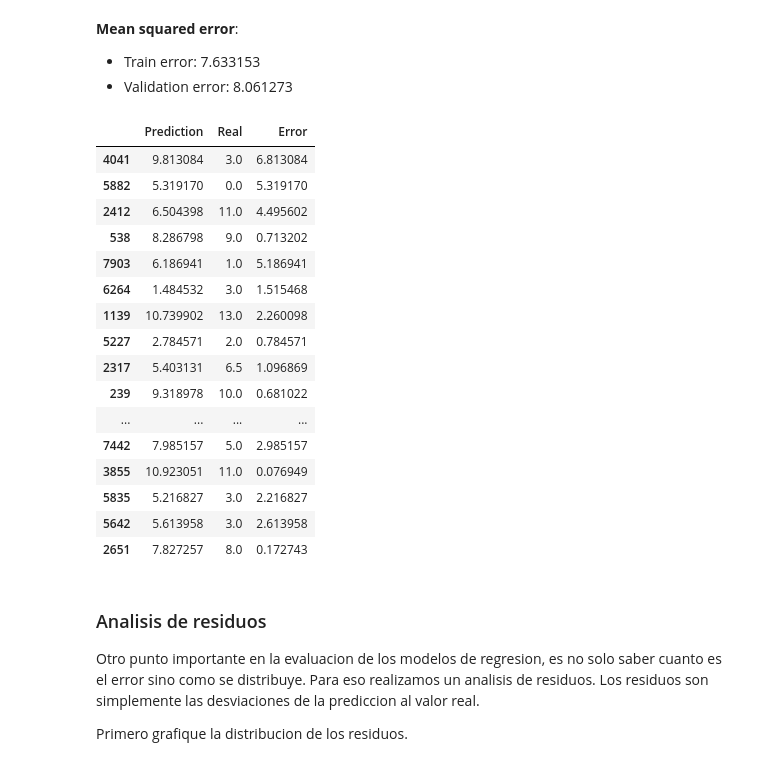
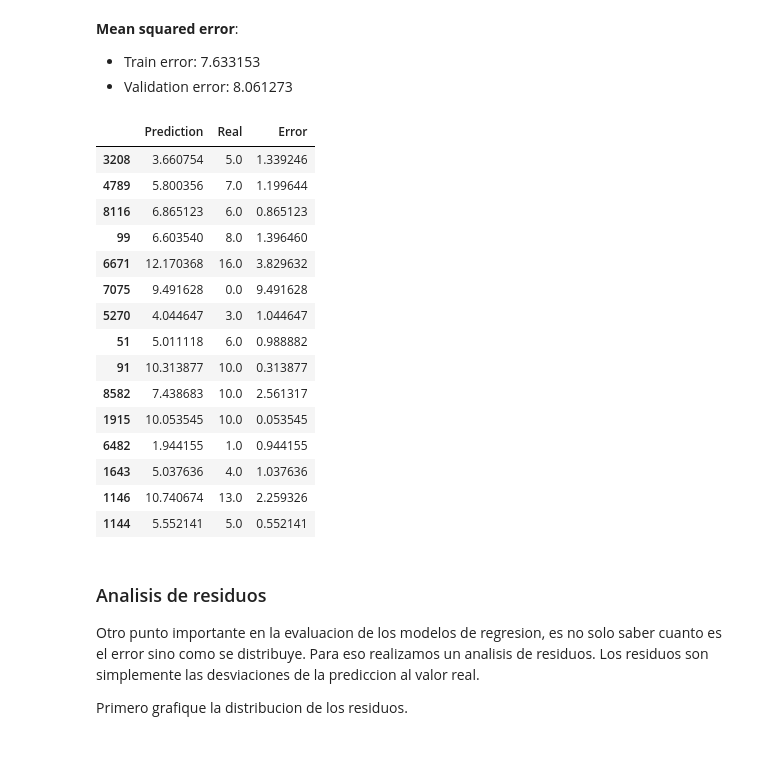
Before and after one commit to georeference-ML-mentoria/Intro-Aprendizaje-Automatico-, a Jupyter notebook: Practico_IAA.ipynb, the cells around one changed output. Drawn from its saved outputs; the diff is of its cells as text; code cells hidden in the pictures.

```diff
--- a/Practico_IAA.ipynb
+++ b/Practico_IAA.ipynb
@@ -305,27 +307,26 @@ for metric_function_name, metric_function in metric_functions:
 # %%
 pd.DataFrame(data={
     'Prediction': y_valid_pred,
     'Real': y_valid,
     'Error': (y_valid_pred - y_valid).abs(),
-})[:30]
+}).sample(15)
 # %% [output]
 |  | Prediction | Real | Error |
-| 4041 | 9.813084 | 3.0 | 6.813084 |
-| 5882 | 5.319170 | 0.0 | 5.319170 |
-| 2412 | 6.504398 | 11.0 | 4.495602 |
-| 538 | 8.286798 | 9.0 | 0.713202 |
-| 7903 | 6.186941 | 1.0 | 5.186941 |
-| 6264 | 1.484532 | 3.0 | 1.515468 |
-| 1139 | 10.739902 | 13.0 | 2.260098 |
-| 5227 | 2.784571 | 2.0 | 0.784571 |
-| 2317 | 5.403131 | 6.5 | 1.096869 |
-| 239 | 9.318978 | 10.0 | 0.681022 |
-| ... | ... | ... | ... |
-| 7442 | 7.985157 | 5.0 | 2.985157 |
-| 3855 | 10.923051 | 11.0 | 0.076949 |
-| 5835 | 5.216827 | 3.0 | 2.216827 |
-| 5642 | 5.613958 | 3.0 | 2.613958 |
-| 2651 | 7.827257 | 8.0 | 0.172743 |
+| 3208 | 3.660754 | 5.0 | 1.339246 |
+| 4789 | 5.800356 | 7.0 | 1.199644 |
+| 8116 | 6.865123 | 6.0 | 0.865123 |
+| 99 | 6.603540 | 8.0 | 1.396460 |
+| 6671 | 12.170368 | 16.0 | 3.829632 |
+| 7075 | 9.491628 | 0.0 | 9.491628 |
+| 5270 | 4.044647 | 3.0 | 1.044647 |
+| 51 | 5.011118 | 6.0 | 0.988882 |
+| 91 | 10.313877 | 10.0 | 0.313877 |
+| 8582 | 7.438683 | 10.0 | 2.561317 |
+| 1915 | 10.053545 | 10.0 | 0.053545 |
+| 6482 | 1.944155 | 1.0 | 0.944155 |
+| 1643 | 5.037636 | 4.0 | 1.037636 |
+| 1146 | 10.740674 | 13.0 | 2.259326 |
+| 1144 | 5.552141 | 5.0 | 0.552141 |
 # %% [markdown]
 ### Analisis de residuos
 
```
Also changed, not shown: parts of 7 cells of this notebook.
